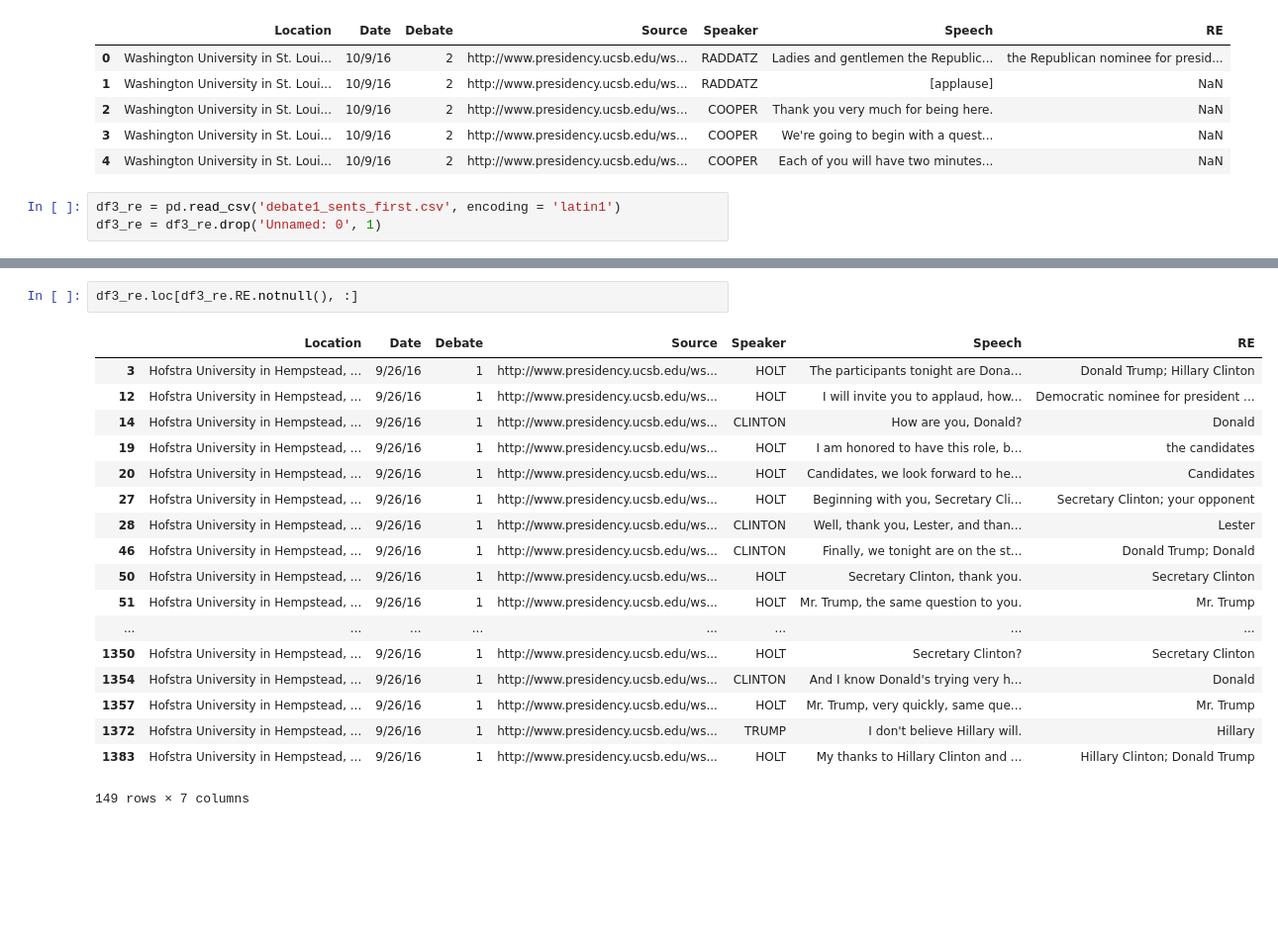
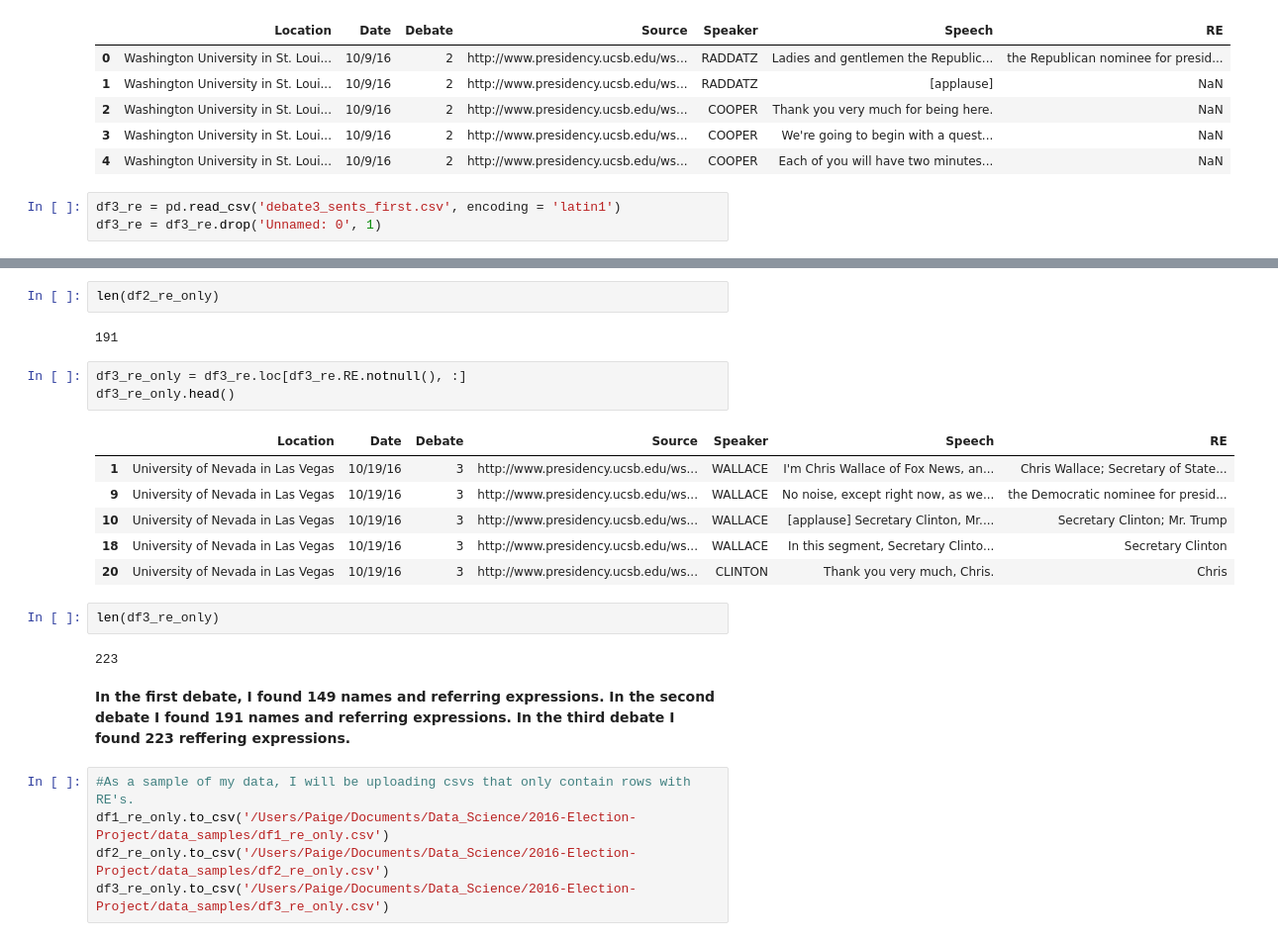
Before and after one commit to Data-Science-for-Linguists/2016-Debates-and-Referring-Expressions, a Jupyter notebook: data_processing.ipynb, the cells around one changed output, grey strips where cells are left out. Shown at 99% size. Cells and saved outputs as stored; diff of their text form; blank space fills up the shorter version.

Commit message:
updated with data stats and sharability plan

```diff
--- a/data_processing.ipynb
+++ b/data_processing.ipynb
@@ -384,7 +416,7 @@ df2_re.head()
 | 3 | Washington University in St. Loui... | 10/9/16 | 2 | http://www.presidency.ucsb.edu/ws... | COOPER | We're going to begin with a quest... | NaN |
 | 4 | Washington University in St. Loui... | 10/9/16 | 2 | http://www.presidency.ucsb.edu/ws... | COOPER | Each of you will have two minutes... | NaN |
 # %%
-df3_re = pd.read_csv('debate1_sents_first.csv', encoding = 'latin1')
+df3_re = pd.read_csv('debate3_sents_first.csv', encoding = 'latin1')
 df3_re = df3_re.drop('Unnamed: 0', 1)
 # %%
 df3_re.head()
@@ -440,21 +454,25 @@ df2_re.loc[df2_re.RE.notnull(), :]
+# %%
+len(df2_re_only)
+# %% [output]
+191
 # %%
-df3_re.loc[df3_re.RE.notnull(), :]
+df3_re_only = df3_re.loc[df3_re.RE.notnull(), :]
+df3_re_only.head()
 # %% [output]
 |  | Location | Date | Debate | Source | Speaker | Speech | RE |
-| 3 | Hofstra University in Hempstead, ... | 9/26/16 | 1 | http://www.presidency.ucsb.edu/ws... | HOLT | The participants tonight are Dona... | Donald Trump; Hillary Clinton |
-| 12 | Hofstra University in Hempstead, ... | 9/26/16 | 1 | http://www.presidency.ucsb.edu/ws... | HOLT | I will invite you to applaud, how... | Democratic nominee for president ... |
-| 14 | Hofstra University in Hempstead, ... | 9/26/16 | 1 | http://www.presidency.ucsb.edu/ws... | CLINTON | How are you, Donald? | Donald |
-| 19 | Hofstra University in Hempstead, ... | 9/26/16 | 1 | http://www.presidency.ucsb.edu/ws... | HOLT | I am honored to have this role, b... | the candidates |
-| 20 | Hofstra University in Hempstead, ... | 9/26/16 | 1 | http://www.presidency.ucsb.edu/ws... | HOLT | Candidates, we look forward to he... | Candidates |
-| 27 | Hofstra University in Hempstead, ... | 9/26/16 | 1 | http://www.presidency.ucsb.edu/ws... | HOLT | Beginning with you, Secretary Cli... | Secretary Clinton; your opponent |
-| 28 | Hofstra University in Hempstead, ... | 9/26/16 | 1 | http://www.presidency.ucsb.edu/ws... | CLINTON | Well, thank you, Lester, and than... | Lester |
-| 46 | Hofstra University in Hempstead, ... | 9/26/16 | 1 | http://www.presidency.ucsb.edu/ws... | CLINTON | Finally, we tonight are on the st... | Donald Trump; Donald |
-| 50 | Hofstra University in Hempstead, ... | 9/26/16 | 1 | http://www.presidency.ucsb.edu/ws... | HOLT | Secretary Clinton, thank you. | Secretary Clinton |
-| 51 | Hofstra University in Hempstead, ... | 9/26/16 | 1 | http://www.presidency.ucsb.edu/ws... | HOLT | Mr. Trump, the same question to you. | Mr. Trump |
-| ... | ... | ... | ... | ... | ... | ... | ... |
-| 1350 | Hofstra University in Hempstead, ... | 9/26/16 | 1 | http://www.presidency.ucsb.edu/ws... | HOLT | Secretary Clinton? | Secretary Clinton |
-| 1354 | Hofstra University in Hempstead, ... | 9/26/16 | 1 | http://www.presidency.ucsb.edu/ws... | CLINTON | And I know Donald's trying very h... | Donald |
-| 1357 | Hofstra University in Hempstead, ... | 9/26/16 | 1 | http://www.presidency.ucsb.edu/ws... | HOLT | Mr. Trump, very quickly, same que... | Mr. Trump |
-| 1372 | Hofstra University in Hempstead, ... | 9/26/16 | 1 | http://www.presidency.ucsb.edu/ws... | TRUMP | I don't believe Hillary will. | Hillary |
-| 1383 | Hofstra University in Hempstead, ... | 9/26/16 | 1 | http://www.presidency.ucsb.edu/ws... | HOLT | My thanks to Hillary Clinton and ... | Hillary Clinton; Donald Trump |
+| 1 | University of Nevada in Las Vegas | 10/19/16 | 3 | http://www.presidency.ucsb.edu/ws... | WALLACE | I'm Chris Wallace of Fox News, an... | Chris Wallace; Secretary of State... |
+| 9 | University of Nevada in Las Vegas | 10/19/16 | 3 | http://www.presidency.ucsb.edu/ws... | WALLACE | No noise, except right now, as we... | the Democratic nominee for presid... |
+| 10 | University of Nevada in Las Vegas | 10/19/16 | 3 | http://www.presidency.ucsb.edu/ws... | WALLACE | [applause] Secretary Clinton, Mr.... | Secretary Clinton; Mr. Trump |
+| 18 | University of Nevada in Las Vegas | 10/19/16 | 3 | http://www.presidency.ucsb.edu/ws... | WALLACE | In this segment, Secretary Clinto... | Secretary Clinton |
+| 20 | University of Nevada in Las Vegas | 10/19/16 | 3 | http://www.presidency.ucsb.edu/ws... | CLINTON | Thank you very much, Chris. | Chris |
-149 rows × 7 columns
+# %%
+len(df3_re_only)
+# %% [output]
+223
+# %% [markdown]
+**In the first debate, I found 149 names and referring expressions. In the second debate I found 191 names and referring expressions. In the third debate I found 223 reffering expressions.**
+# %%
+#As a sample of my data, I will be uploading csvs that only contain rows with RE's.
+df1_re_only.to_csv('/Users/Paige/Documents/Data_Science/2016-Election-Project/data_samples/df1_re_only.csv')
+df2_re_only.to_csv('/Users/Paige/Documents/Data_Science/2016-Election-Project/data_samples/df2_re_only.csv')
+df3_re_only.to_csv('/Users/Paige/Documents/Data_Science/2016-Election-Project/data_samples/df3_re_only.csv')
```
Also changed, not shown: parts of 12 cells of this notebook.
